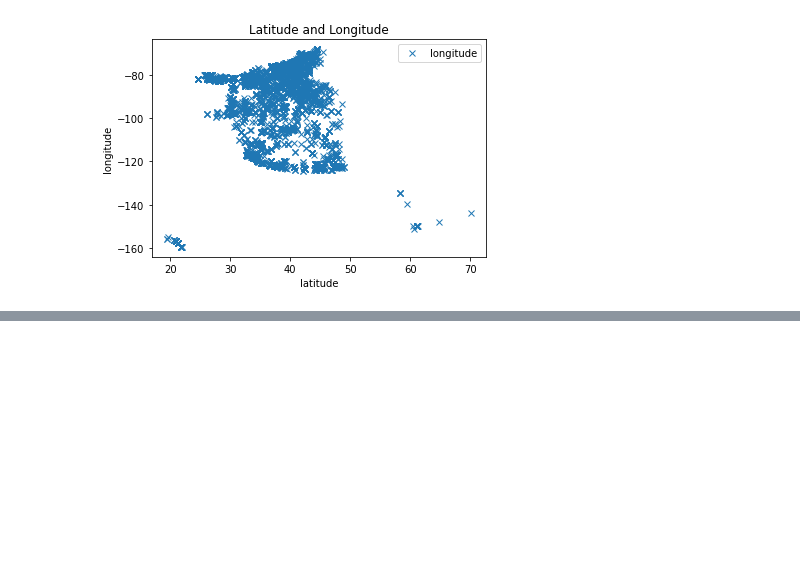
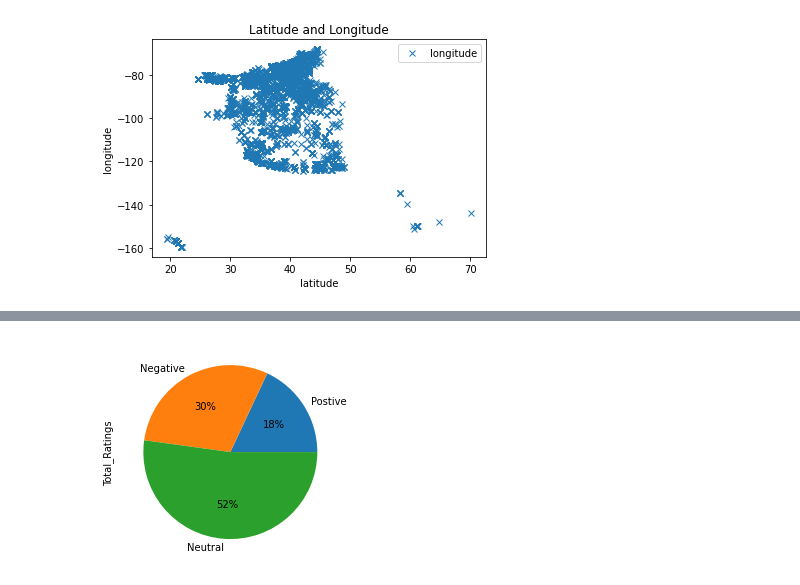
Before and after one commit to yvki/INF1002Py, a Jupyter notebook: DataAnalyse/datafiniti.ipynb, the cells around one changed output, grey strips where cells are left out. Drawn from its saved outputs; the diff is of its cells as text; code cells hidden in the pictures; blank space fills up the shorter version.

Commit message:
add piechart

```diff
--- a/DataAnalyse/datafiniti.ipynb
+++ b/DataAnalyse/datafiniti.ipynb
@@ -52,0 +53,19 @@ plt.show()
+# %%
+#piechart
+def map_sentiment(rating):
+    if rating < 2.5:
+        return 'Negative'
+    elif rating == 2.5:
+        return 'Neutral'
+    else:
+        return 'Positive'
+
+df = pd.read_csv('../CSVInUse/datafiniti.csv', index_col=0)
+# drop duplicated index column
+df = df.iloc[:, 1:]
+df['sentiment'] = [map_sentiment(x) for x in df['reviews.rating']]
+df = df.groupby(df['sentiment']).agg(Total_Ratings = ('reviews.rating', 'mean'))
+df['Total_Ratings'].plot.pie(autopct='%0.0f%%', labels=['Postive', 'Negative', 'Neutral'])
+plt.show()
+# %% [output]
+[figure, added]
```
Also changed, not shown: parts of 1 cell of this notebook.
